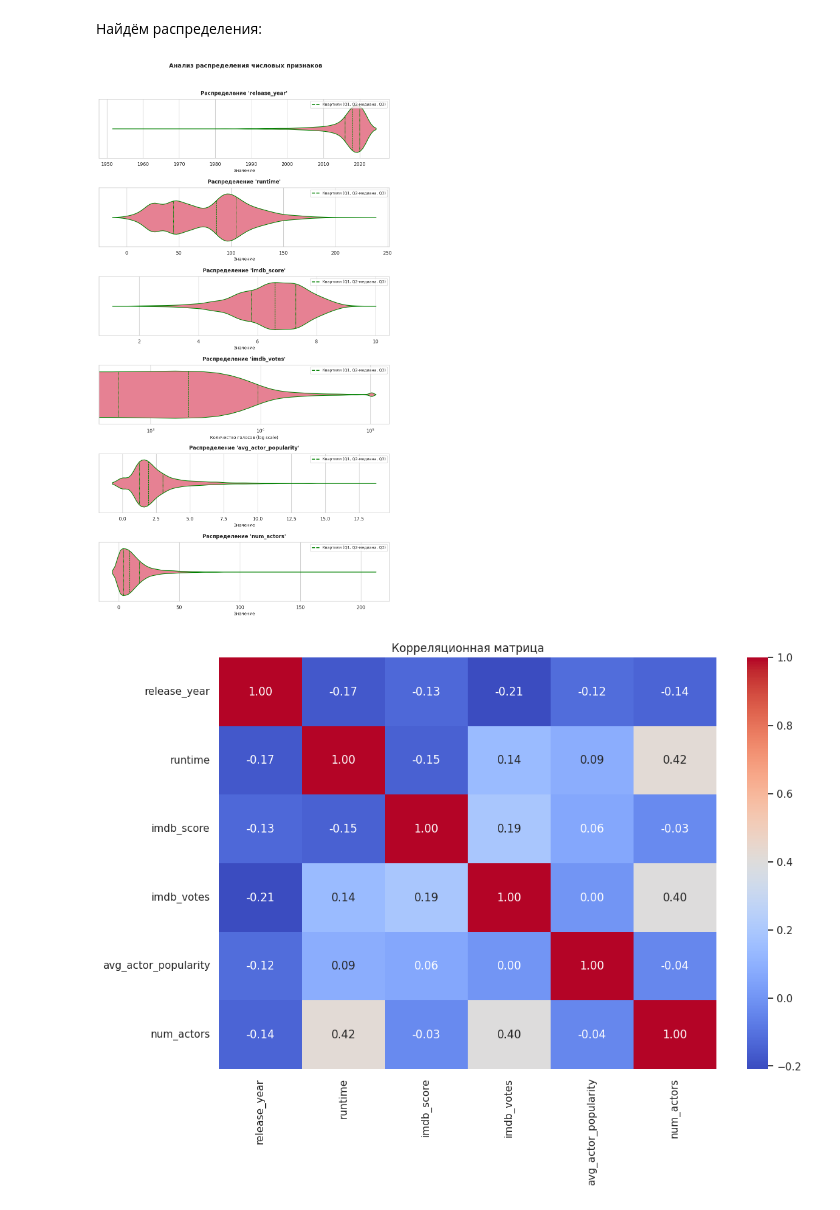
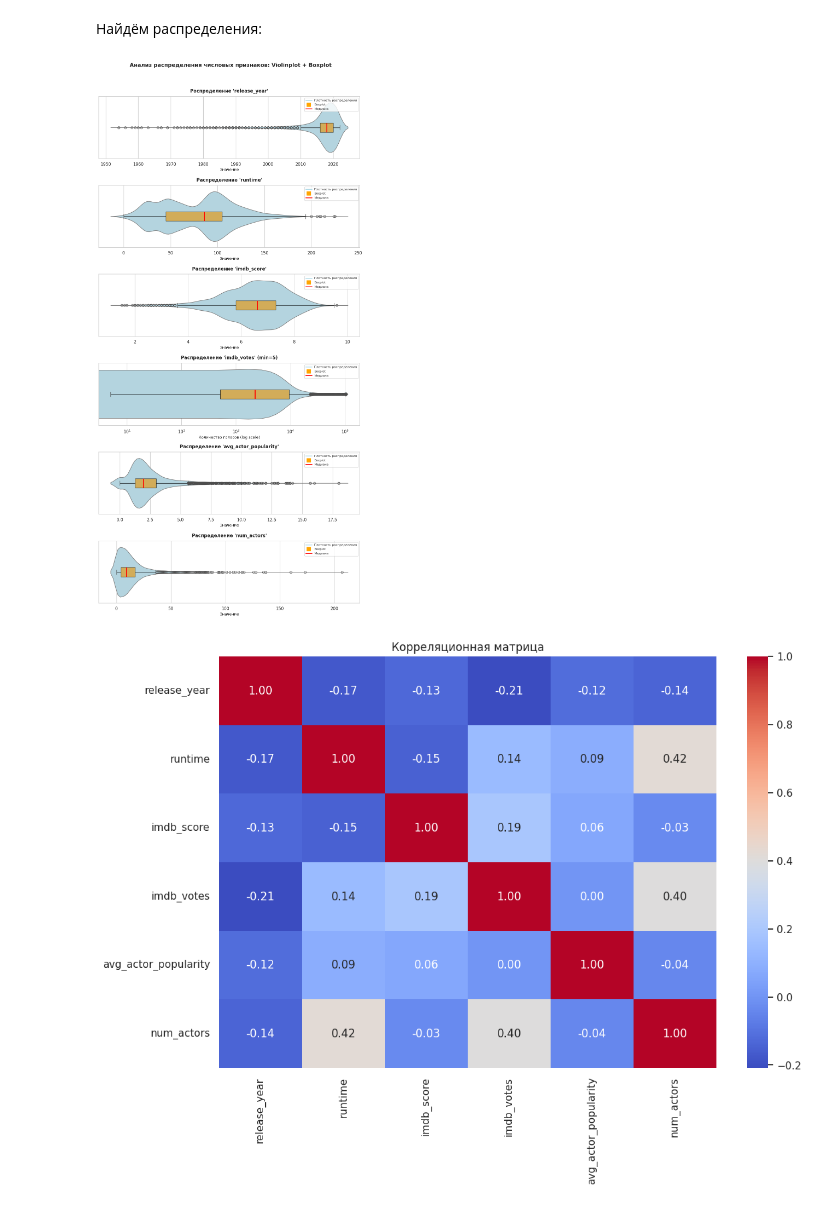
Before and after one commit to ZaichenkoNA/Stat_Prac, a Jupyter notebook: Proekt.ipynb, the cells around one changed output. Cells and saved outputs as stored; diff of their text form; code cells hidden in the pictures.

```diff
--- a/Proekt.ipynb
+++ b/Proekt.ipynb
@@ -205,50 +205,85 @@ print("Предобработка завершена!")
 # %%
 import seaborn as sns
 import matplotlib.pyplot as plt
 from matplotlib.lines import Line2D
 from scipy.stats import mstats
+import numpy as np
 
 sns.set_theme(style="whitegrid", palette="husl")
 
 numeric_features = ["release_year", "runtime", "imdb_score", "imdb_votes", "avg_actor_popularity", "num_actors"]
 
-fig, axes = plt.subplots(len(numeric_features), 1, figsize=(10, 18), dpi=100)
+fig, axes = plt.subplots(len(numeric_features), 1, figsize=(10, 20), dpi=100)
 
 for i, feature in enumerate(numeric_features):
     ax = axes[i]
-    data = titles_df[feature]
+    data = titles_df[feature].copy()
 
+    # Обработка imdb_votes
     if feature == 'imdb_votes':
-        data = mstats.winsorize(data, limits=[0, 0.05])  # Обрезаем сверху
+        # Удаление нулевых значений перед логарифмированием
+        data = data[data > 0]
+        # Обрезка верхних 5% выбросов
+        data = mstats.winsorize(data, limits=[0, 0.05])
+        sns.violinplot(
+            x=data,
+            ax=ax,
+            inner=None,
+            color='lightblue',
+            width=0.8
+        )
+        sns.boxplot(
+            x=data,
+            ax=ax,
+            width=0.15,
+            color='orange',
+            boxprops={'alpha': 0.7, 'edgecolor': 'black'},
+            whiskerprops={'color': 'black'},
+            medianprops={'color': 'red', 'linewidth': 2}
+        )
 
-    sns.violinplot(
-        x=data,
-        ax=ax,
-        inner="quartile",
-        linewidth=1.5,
-        linecolor="green",
-    )
-
-    # Логарифмическая шкала для 'imdb_votes'
-    if feature == 'imdb_votes':
+        # Логарифмическая шкала
         ax.set_xscale('log')
         ax.set_xlabel("Количество голосов (log scale)", fontsize=10)
+
+        # Добавляем информацию о минимальном значении
+        min_val = data.min()
+        ax.set_title(f"Распределение '{feature}' (min={min_val:.0f})", fontsize=12, pad=10, fontweight="bold")
+
     else:
+        # Обычная обработка для других признаков
+        sns.violinplot(
+            x=data,
+            ax=ax,
+            inner=None,
+            color='lightblue',
+            width=0.8
+        )
+        sns.boxplot(
+            x=data,
+            ax=ax,
+            width=0.15,
+            color='orange',
+            boxprops={'alpha': 0.7, 'edgecolor': 'black'},
+            whiskerprops={'color': 'black'},
+            medianprops={'color': 'red', 'linewidth': 2}
+        )
         ax.set_xlabel("Значение", fontsize=10)
-
-    ax.set_title(f"Распределение '{feature}'", fontsize=12, pad=10, fontweight="bold")
+        ax.set_title(f"Распределение '{feature}'", fontsize=12, pad=10, fontweight="bold")
 
     legend_elements = [
-        Line2D([0], [0], color='green', linestyle='--', lw=2,
-               label='Квартили (Q1, Q2-медиана, Q3)'),
+        Line2D([], [], color='lightblue', linewidth=2, label='Плотность распределения'),
+        Line2D([], [], color='orange', marker='s', linestyle='None', markersize=10, label='Boxplot'),
+        Line2D([], [], color='red', linewidth=2, label='Медиана')
     ]
-    ax.legend(handles=legend_elements, loc='upper right', fontsize=9)
+    ax.legend(handles=legend_elements, loc='upper right', fontsize=8)
 
-plt.suptitle("Анализ распределения числовых признаков", fontsize=14, y=1.02, fontweight="bold")
+plt.suptitle("Анализ распределения числовых признаков: Violinplot + Boxplot",
+             fontsize=14, y=1.02, fontweight="bold")
 plt.tight_layout()
 plt.show()
 # %% [output]
-[figure, old version]
+[figure, new version]
 # %%
 # Корреляционная матрица
 corr_matrix = titles_df[numeric_features].corr()
```
Also changed, not shown: parts of 3 cells of this notebook.
